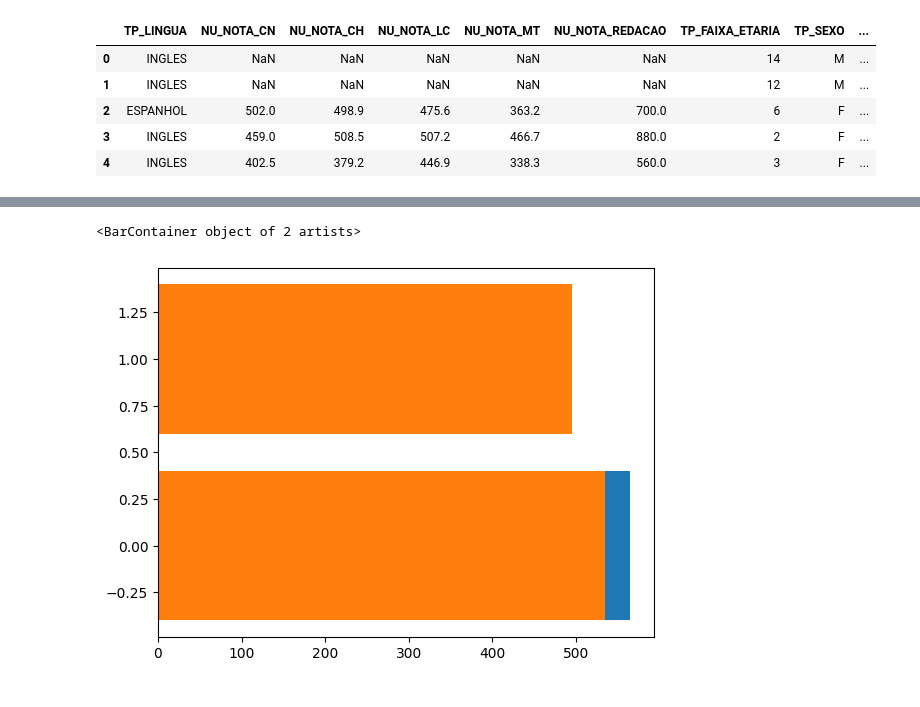
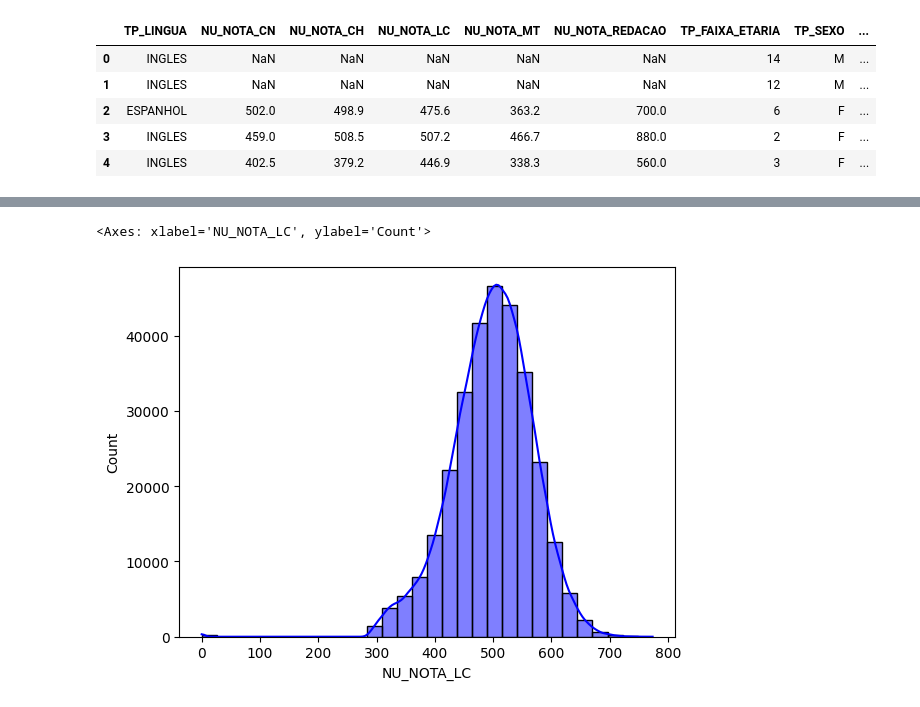
Before and after one commit to ak0237/dados_enem_2023, a Jupyter notebook: enem2023.ipynb, the cells around one changed output, grey strips where cells are left out. Drawn from its saved outputs; the diff is of its cells as text; code cells hidden in the pictures.

```diff
--- a/enem2023.ipynb
+++ b/enem2023.ipynb
@@ -361,6 +367,5 @@ plt.show()
-# %%
-plt.barh(x, dfp.groupby('TP_LINGUA')['NU_NOTA_MT'].mean())
-plt.barh(x, dfp.groupby('TP_LINGUA')['NU_NOTA_LC'].mean())
-# %% [output]
-<BarContainer object of 2 artists>
-[figure, removed]
+# %%
+sns.histplot(dfp.loc[dfp['TP_LINGUA'] == 'ESPANHOL']['NU_NOTA_LC'], kde=True, bins=30, color='blue')
+# %% [output]
+<Axes: xlabel='NU_NOTA_LC', ylabel='Count'>
+[figure, added]
```
Also changed, not shown: parts of 50 cells of this notebook.
